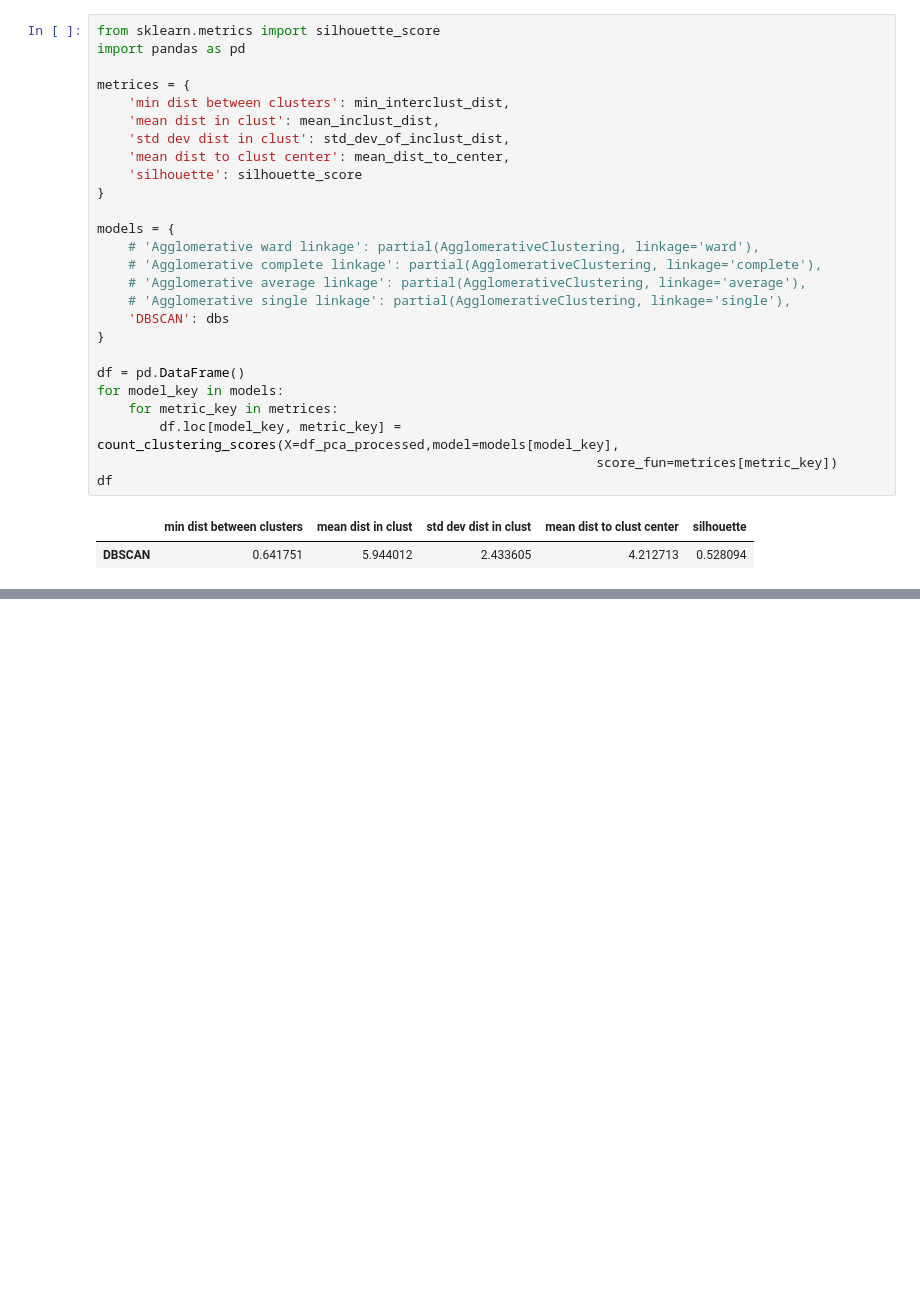
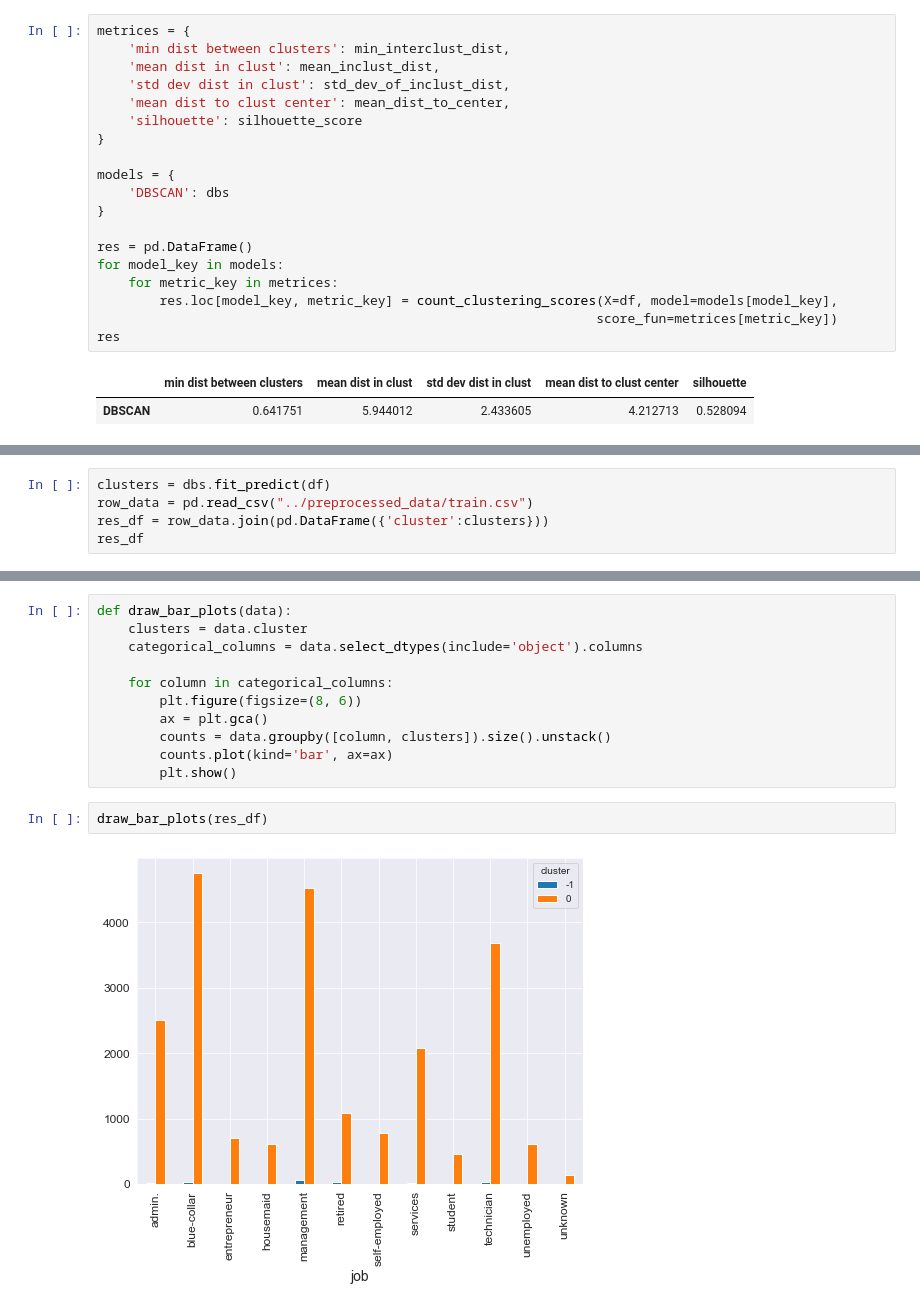
Before and after one commit to MajshiJD/ML_proj2, a Jupyter notebook: models/DBSCAN.ipynb, the cells around one changed output, grey strips where cells are left out. Drawn from its saved outputs; the diff is of its cells as text; blank space fills up the shorter version.

```diff
--- a/models/DBSCAN.ipynb
+++ b/models/DBSCAN.ipynb
@@ -162,7 +138,4 @@ def mean_dist_to_center(X, label):
 # %%
-from sklearn.metrics import silhouette_score
-import pandas as pd
-
 metrices = {
     'min dist between clusters': min_interclust_dist,
     'mean dist in clust': mean_inclust_dist,
@@ -172,19 +145,15 @@ metrices = {
 }
 
 models = {
-    # 'Agglomerative ward linkage': partial(AgglomerativeClustering, linkage='ward'),
-    # 'Agglomerative complete linkage': partial(AgglomerativeClustering, linkage='complete'),
-    # 'Agglomerative average linkage': partial(AgglomerativeClustering, linkage='average'),
-    # 'Agglomerative single linkage': partial(AgglomerativeClustering, linkage='single'),
     'DBSCAN': dbs
 }
 
-df = pd.DataFrame()
+res = pd.DataFrame()
 for model_key in models:
     for metric_key in metrices:
-        df.loc[model_key, metric_key] = count_clustering_scores(X=df_pca_processed,model=models[model_key],
+        res.loc[model_key, metric_key] = count_clustering_scores(X=df, model=models[model_key],
                                                                 score_fun=metrices[metric_key])
-df
+res
 # %% [output]
 |  | min dist between clusters | mean dist in clust | std dev dist in clust | mean dist to clust center | silhouette |
 | DBSCAN | 0.641751 | 5.944012 | 2.433605 | 4.212713 | 0.528094 |
@@ -190,0 +162,5 @@ df
+# %%
+clusters = dbs.fit_predict(df)
+row_data = pd.read_csv("../preprocessed_data/train.csv")
+res_df = row_data.join(pd.DataFrame({'cluster':clusters}))
+res_df
@@ -190,0 +225,15 @@ df
+# %%
+def draw_bar_plots(data):
+    clusters = data.cluster
+    categorical_columns = data.select_dtypes(include='object').columns
+
+    for column in categorical_columns:
+        plt.figure(figsize=(8, 6))
+        ax = plt.gca()
+        counts = data.groupby([column, clusters]).size().unstack()
+        counts.plot(kind='bar', ax=ax)
+        plt.show()
+# %%
+draw_bar_plots(res_df)
+# %% [output]
+[figure, added]
```
Also changed, not shown: parts of 22 cells of this notebook, 12 other files.
